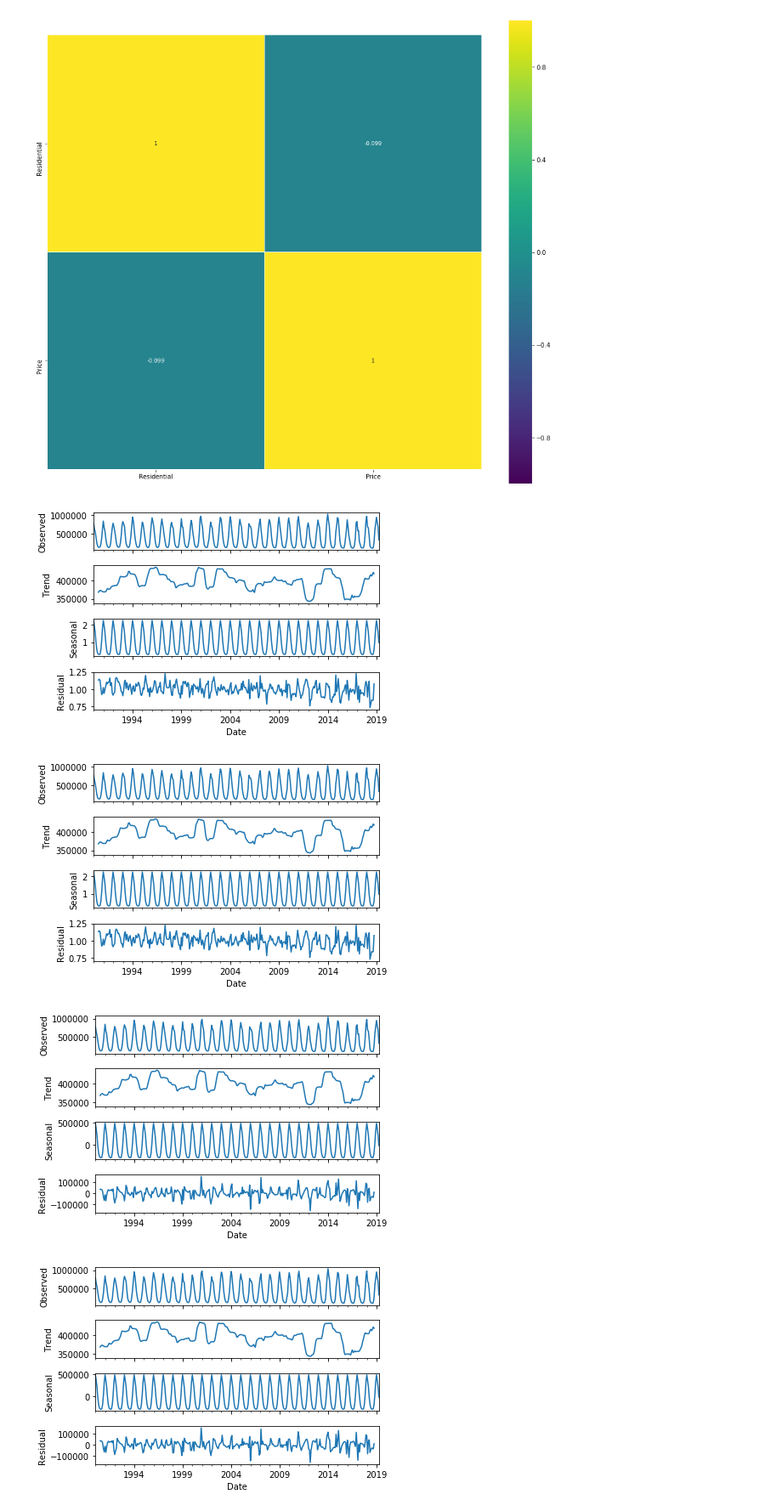
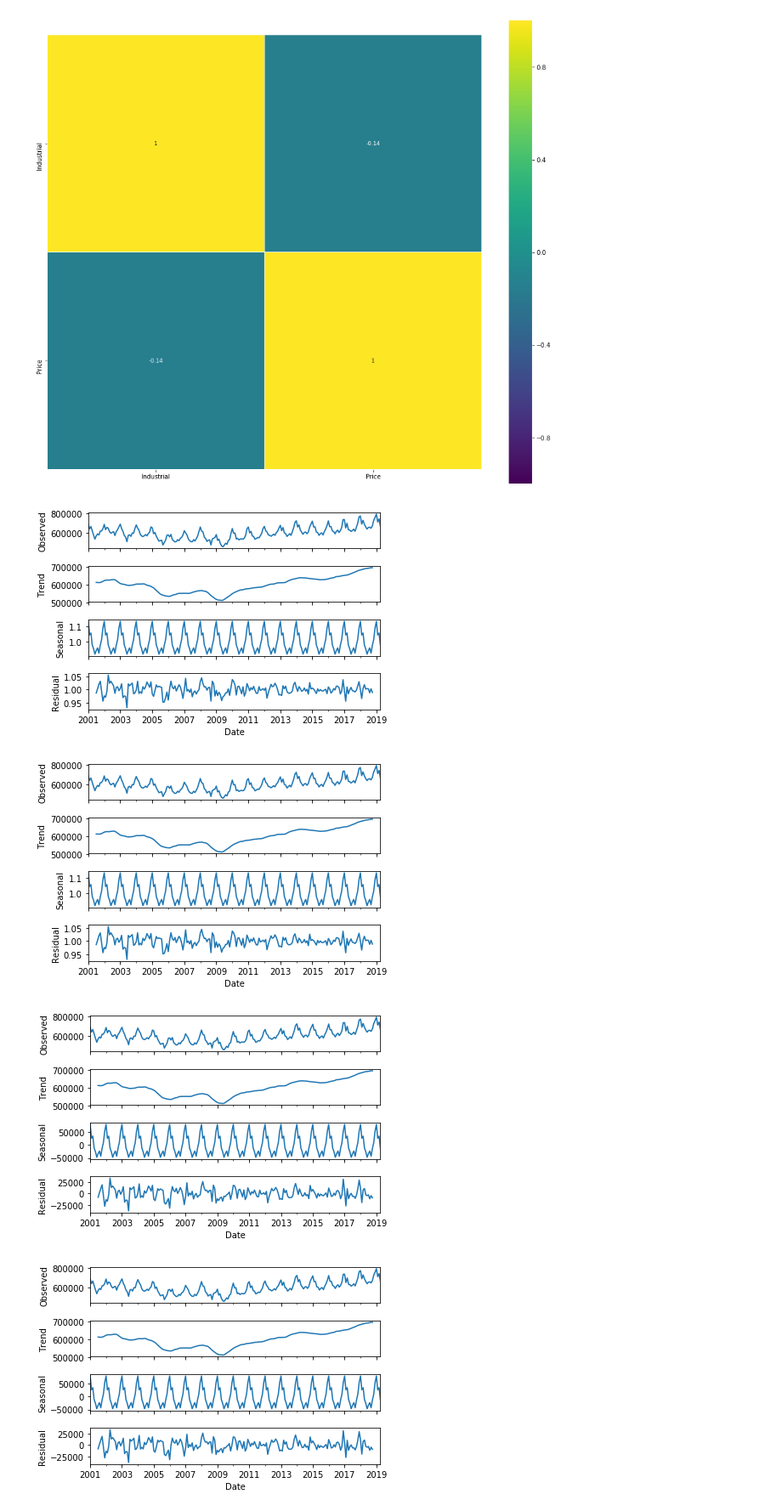
Before and after one commit to jwaliaga/NatGasDemandForcast, a Jupyter notebook: Notebooks/Wilson/DemandRegression.ipynb, the cells around one changed output. Shown at 85% size. Saved outputs shown, nothing was run; the diff lists cells and outputs as text; code cells hidden in the pictures.

```diff
--- a/Notebooks/Wilson/DemandRegression.ipynb
+++ b/Notebooks/Wilson/DemandRegression.ipynb
@@ -9,5 +606,5 @@ import seaborn as sns
 # %%
-df_ng_demand_res = pd.read_csv("../../Data/CSV_Files/Gas_Demand_Res.csv", encoding='utf-8')
+df_ng_demand_res = pd.read_csv("../../Data/CSV_Files/Gas_Demand_Ind.csv", encoding='utf-8')
 df_ng_demand_res = df_ng_demand_res.drop(['Unnamed: 0'], axis=1)
 df_ng_demand_res["Date"] = pd.to_datetime(df_ng_demand_res["Date"])
 # df_ng_demand_res = df_ng_demand_res.set_index("Date")
@@ -148,19 +727,21 @@ sns.heatmap(corr[(corr >= 0.01) | (corr <= -0.01)],
 from statsmodels.tsa.seasonal import seasonal_decompose
 df_ng_demand_res_US = df_ng_demand_res_US.set_index("Date")
 
-decomposition = seasonal_decompose(df_ng_demand_res_US["Residential"], model = "multiplicative")
+# decomposition = seasonal_decompose(df_ng_demand_res_US["Residential"], model = "multiplicative")
+decomposition = seasonal_decompose(df_ng_demand_res_US["Industrial"], model = "multiplicative")
 
 decomposition.plot()
 # %% [output]
-[figure, old version]
+[figure, new version]
-[figure, old version]
+[figure, new version]
 # %%
-decomposition = seasonal_decompose(df_ng_demand_res_US["Residential"], model = "additive")
+# decomposition = seasonal_decompose(df_ng_demand_res_US["Residential"], model = "additive")
+decomposition = seasonal_decompose(df_ng_demand_res_US["Industrial"], model = "additive")
 
 decomposition.plot()
 # %% [output]
-[figure, old version]
+[figure, new version]
-[figure, old version]
+[figure, new version]
 # %%
 trend = pd.DataFrame(decomposition.trend)
 trend = trend.dropna()
```
Also changed, not shown: parts of 53 cells of this notebook, 7 other files.
